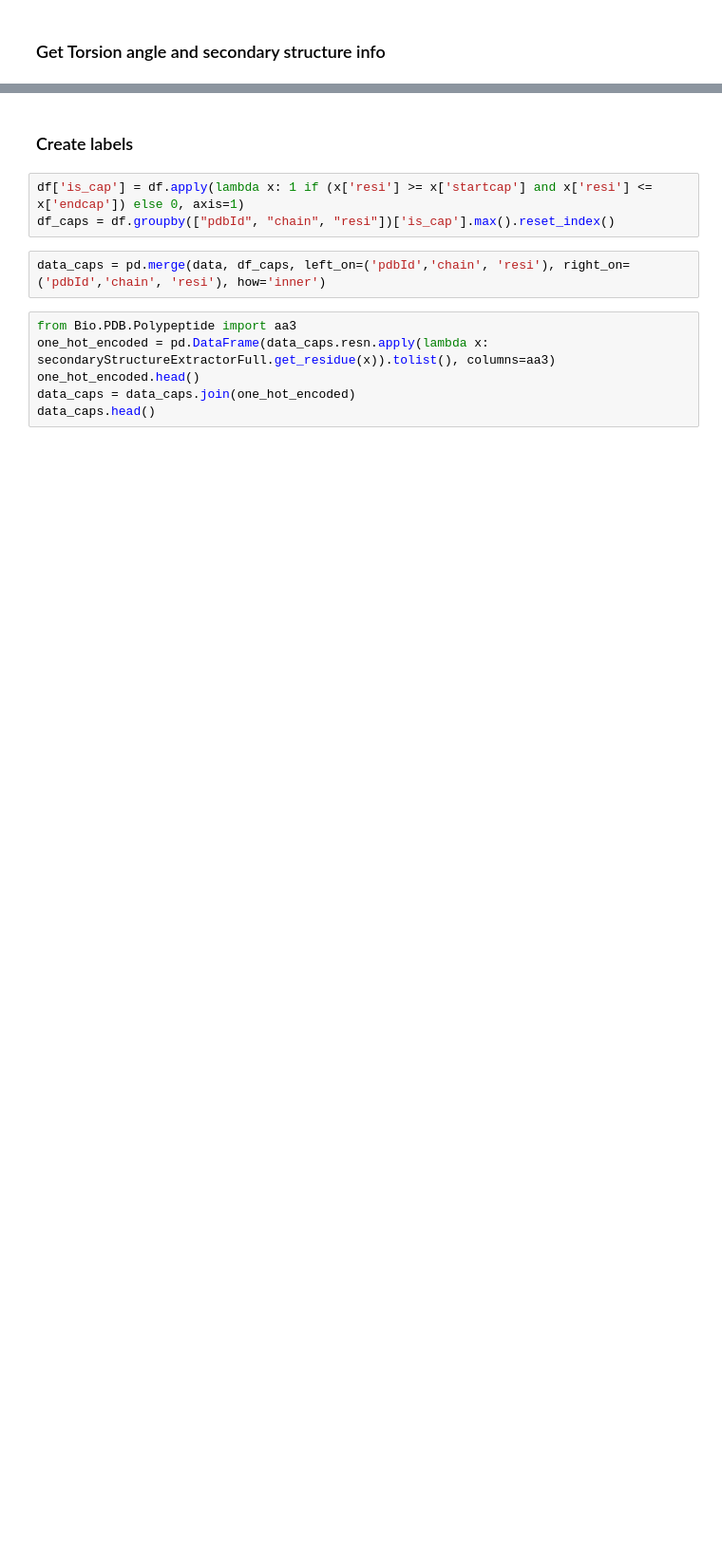
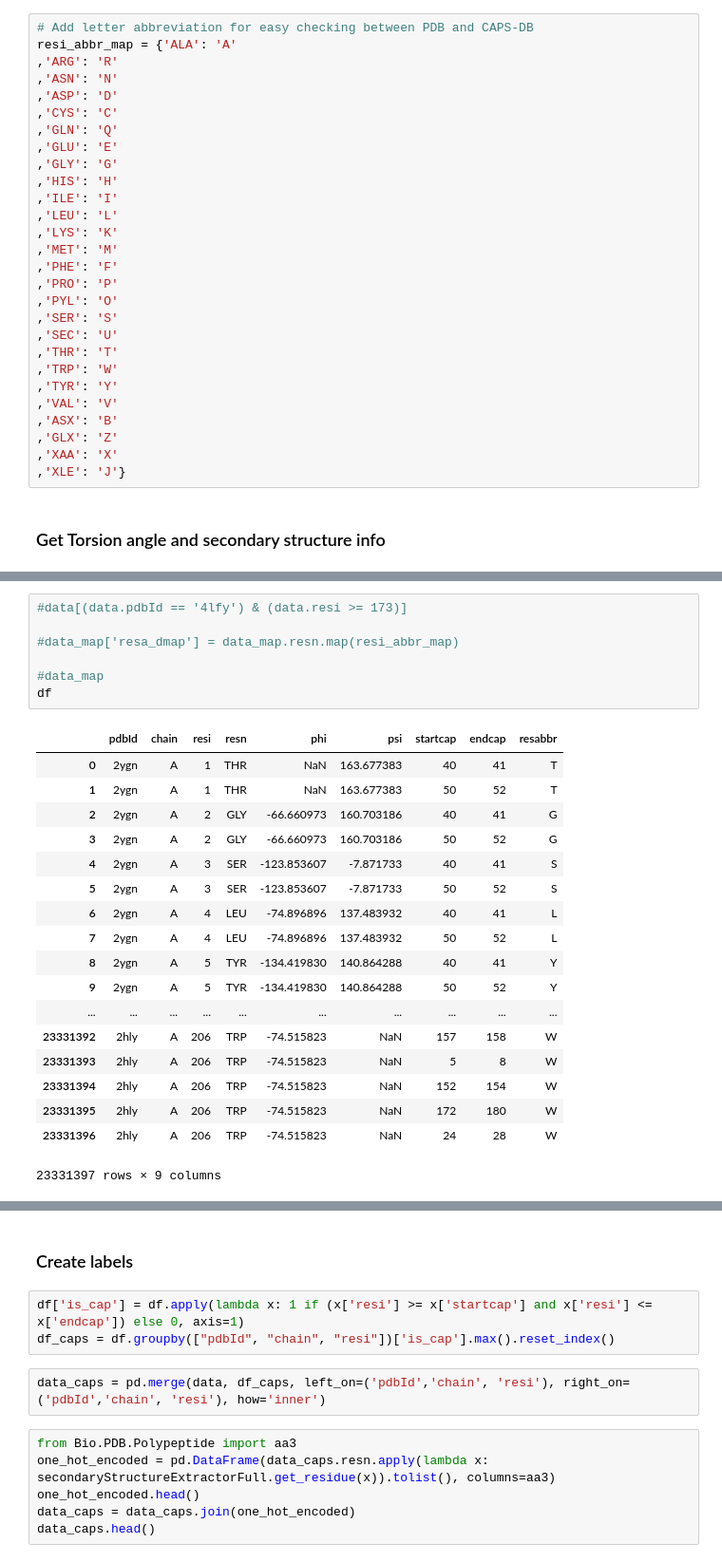
Before and after one commit to bouralab/ProteinFragmenter, a Jupyter notebook: CapsDB-preprocdata.ipynb, the cells around one changed output, grey strips where cells are left out. Shown: that part at 95% size. Cells and saved outputs as stored; diff of their text form; blank space fills up the shorter version.

```diff
--- a/CapsDB-preprocdata.ipynb
+++ b/CapsDB-preprocdata.ipynb
@@ -48,5 +48,33 @@ data = dataframe.toPandas()
 data = data.drop('__index_level_0__', axis=1)
 
 capsdb = sqlContext.read.parquet('caps_descriptors.parquet')
+# %%
+# Add letter abbreviation for easy checking between PDB and CAPS-DB
+resi_abbr_map = {'ALA': 'A'
+,'ARG': 'R'
+,'ASN': 'N'
+,'ASP': 'D'
+,'CYS': 'C'
+,'GLN': 'Q'
+,'GLU': 'E'
+,'GLY': 'G'
+,'HIS': 'H'
+,'ILE': 'I'
+,'LEU': 'L'
+,'LYS': 'K'
+,'MET': 'M'
+,'PHE': 'F'
+,'PRO': 'P'
+,'PYL': 'O'
+,'SER': 'S'
+,'SEC': 'U'
+,'THR': 'T'
+,'TRP': 'W'
+,'TYR': 'Y'
+,'VAL': 'V'
+,'ASX': 'B'
+,'GLX': 'Z'
+,'XAA': 'X'
+,'XLE': 'J'}
 # %% [markdown]
 ### Get Torsion angle and secondary structure info ###
@@ -62,0 +231,26 @@ df = df[['pdbId', 'chain', 'resi', 'resn', 'phi', 'psi', 'startcap', 'endcap']]
+# %%
+#data[(data.pdbId == '4lfy') & (data.resi >= 173)]
+
+#data_map['resa_dmap'] = data_map.resn.map(resi_abbr_map)
+
+#data_map
+df
+# %% [output]
+|  | pdbId | chain | resi | resn | phi | psi | startcap | endcap | resabbr |
+| 0 | 2ygn | A | 1 | THR | NaN | 163.677383 | 40 | 41 | T |
+| 1 | 2ygn | A | 1 | THR | NaN | 163.677383 | 50 | 52 | T |
+| 2 | 2ygn | A | 2 | GLY | -66.660973 | 160.703186 | 40 | 41 | G |
+| 3 | 2ygn | A | 2 | GLY | -66.660973 | 160.703186 | 50 | 52 | G |
+| 4 | 2ygn | A | 3 | SER | -123.853607 | -7.871733 | 40 | 41 | S |
+| 5 | 2ygn | A | 3 | SER | -123.853607 | -7.871733 | 50 | 52 | S |
+| 6 | 2ygn | A | 4 | LEU | -74.896896 | 137.483932 | 40 | 41 | L |
+| 7 | 2ygn | A | 4 | LEU | -74.896896 | 137.483932 | 50 | 52 | L |
+| 8 | 2ygn | A | 5 | TYR | -134.419830 | 140.864288 | 40 | 41 | Y |
+| 9 | 2ygn | A | 5 | TYR | -134.419830 | 140.864288 | 50 | 52 | Y |
+| ... | ... | ... | ... | ... | ... | ... | ... | ... | ... |
+| 23331392 | 2hly | A | 206 | TRP | -74.515823 | NaN | 157 | 158 | W |
+| 23331393 | 2hly | A | 206 | TRP | -74.515823 | NaN | 5 | 8 | W |
+| 23331394 | 2hly | A | 206 | TRP | -74.515823 | NaN | 152 | 154 | W |
+| 23331395 | 2hly | A | 206 | TRP | -74.515823 | NaN | 172 | 180 | W |
+| 23331396 | 2hly | A | 206 | TRP | -74.515823 | NaN | 24 | 28 | W |
+23331397 rows × 9 columns
```
Also changed, not shown: parts of 14 cells of this notebook.
